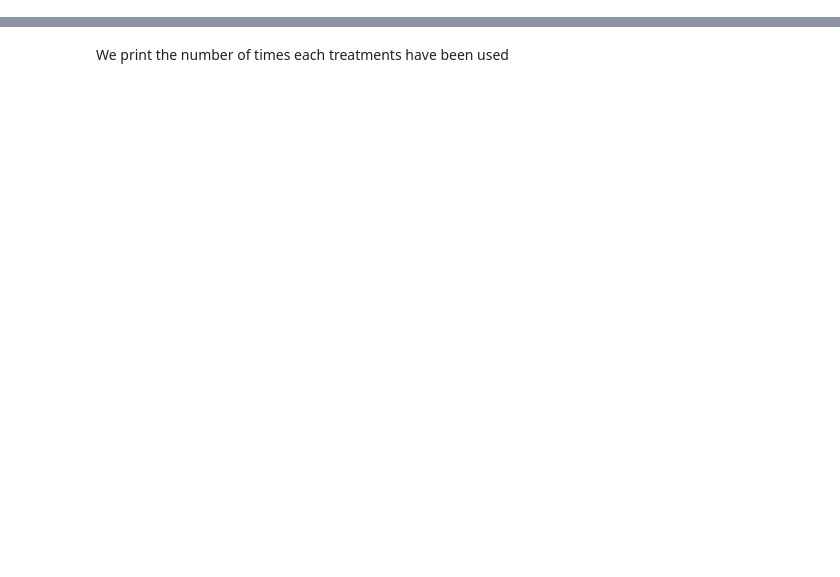
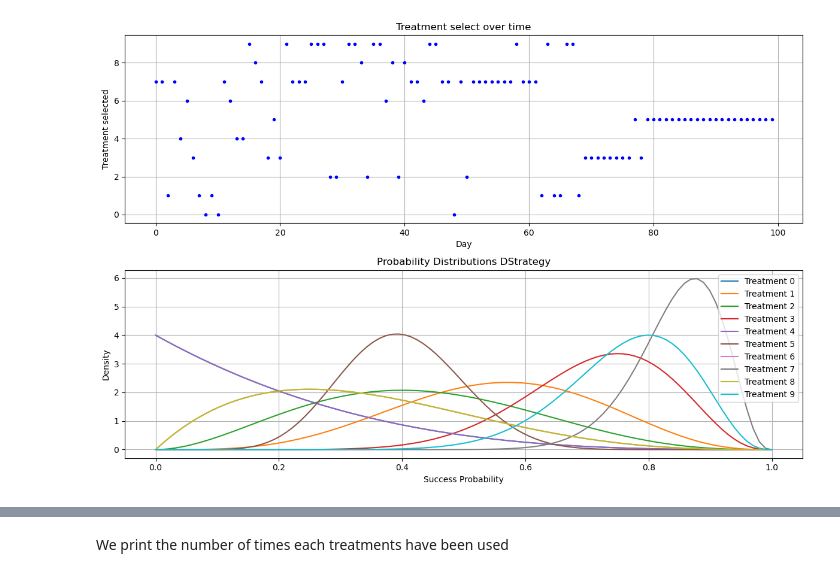
Before and after one commit to GTerLeon/intro_recommendersystem, a Jupyter notebook: beta_thompson.ipynb, the cells around one changed output, grey strips where cells are left out. Saved outputs shown, nothing was run; the diff lists cells and outputs as text; code cells hidden in the pictures; blank space fills up the shorter version.

```diff
--- a/beta_thompson.ipynb
+++ b/beta_thompson.ipynb
@@ -4,0 +14,79 @@ import matplotlib.pyplot as plt
+# %%
+
+class DStrategy:
+    def __init__(self, n_treatments=10, n_days=100, patience_threshold=3):
+        self.n_treatments = n_treatments
+        self.n_days = n_days
+        self.patience_threshold = patience_threshold
+
+        # Track success/failure counts
+        self.success_counts = np.zeros(n_treatments)
+        self.failure_counts = np.zeros(n_treatments)
+        self.available_treatments = set(range(n_treatments))
+
+        # Track history
+        self.choices = []
+        self.rewards = []
+        self.cumulative_rewards = []
+
+    def select_treatment(self):
+        """Weighted selection: favor treatments with higher success rates."""
+        if not self.available_treatments:
+            self.available_treatments = set(range(self.n_treatments))  # Reset if all are eliminated
+
+        weights = [self.success_counts[i] + 1 for i in self.available_treatments]
+        return list(self.available_treatments)[np.random.choice(len(weights), p=np.array(weights)/sum(weights))]
+
+    def update(self, treatment, reward):
+        self.success_counts[treatment] += reward
+        self.failure_counts[treatment] += (1 - reward)
+
+        # Track history
+        self.choices.append(treatment)
+        self.rewards.append(reward)
+        self.cumulative_rewards.append(sum(self.rewards))
+
+        # Eliminate treatment if it fails too many times
+        if self.failure_counts[treatment] >= self.patience_threshold and len(self.available_treatments) > 1:
+            self.available_treatments.discard(treatment)
+
+    def run_simulation(self, true_probabilities):
+        for _ in range(self.n_days):
+            treatment = self.select_treatment()
+            reward = np.random.binomial(1, true_probabilities[treatment])
+            self.update(treatment, reward)
+
+    def plot_results(self):
+        fig, (ax1, ax2) = plt.subplots(2, 1, figsize=(12, 8))
+
+        # Plot chosen treatments over time
+        ax1.plot(self.choices, 'b.')
+        ax1.set_xlabel('Day')
+        ax1.set_ylabel('Treatment selected')
+        ax1.set_title('Treatment select over time')
+        ax1.grid(True)
+
+        # Plot the distributions
+        x = np.linspace(0, 1, 100)
+        for i in range(self.n_treatments):
+            alpha = self.success_counts[i] + 1
+            beta_val = self.failure_counts[i] + 1
+            y = beta.pdf(x, alpha, beta_val)
+            ax2.plot(x, y, label=f'Treatment {i}')
+
+        ax2.set_xlabel('Success Probability')
+        ax2.set_ylabel('Density')
+        ax2.set_title('Probability Distributions DStrategy')
+        ax2.legend()
+        ax2.grid(True)
+
+        plt.tight_layout()
+        plt.show()
+
+# Example Run
+true_probabilities = np.array([0.1, 0.3, 0.5, 0.7, 0.2, 0.4, 0.6, 0.8, 0.25, 0.55])
+greedy = DStrategy(n_treatments=10, n_days=100, patience_threshold=3)
+greedy.run_simulation(true_probabilities)
+greedy.plot_results()
+# %% [output]
+[figure, added]
```
Also changed, not shown: parts of 6 cells of this notebook, 1 other file.
